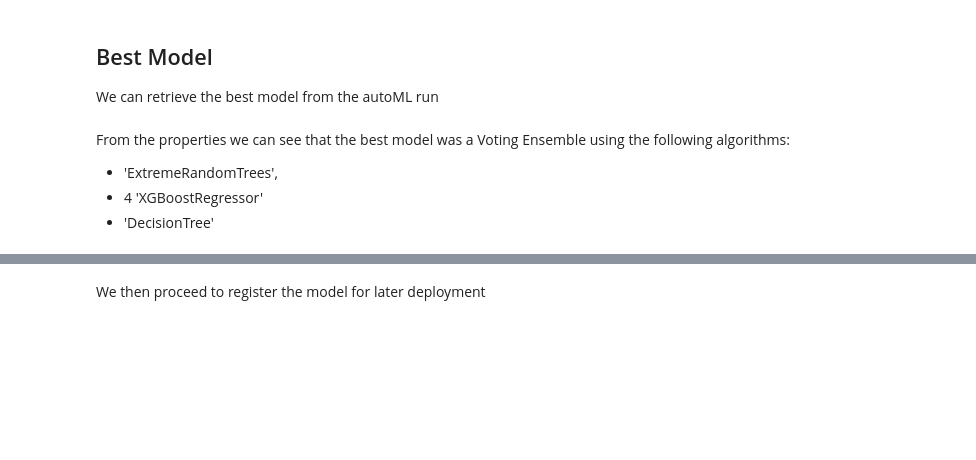
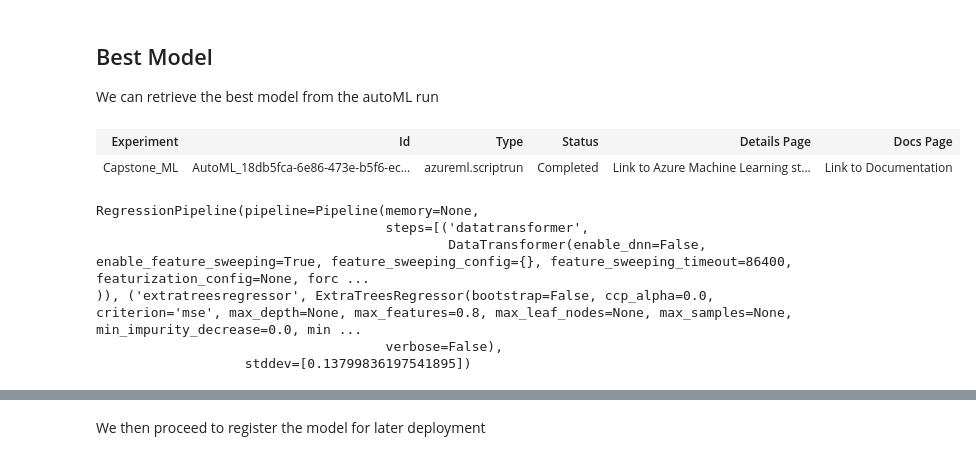
Before and after one commit to RaikohGrass/ML_Azure_Capstone, a Jupyter notebook: automl.ipynb, the cells around one changed output, grey strips where cells are left out. Drawn from its saved outputs; the diff is of its cells as text; code cells hidden in the pictures; blank space fills up the shorter version.

```diff
--- a/automl.ipynb
+++ b/automl.ipynb
@@ -131,12 +131,20 @@ _AutoMLWidget(widget_settings={'childWidgetDisplay': 'popup', 'send_telemetry':
 We can retrieve the best model from the autoML run
 # %%
 best_autoML_run, best_autmoML_model = remote_run.get_output()
-# %% [markdown]
-From the properties we can see that the best model was a Voting Ensemble using the following algorithms:
-
-- 'ExtremeRandomTrees',
--  4 'XGBoostRegressor'
-- 'DecisionTree'
+# %%
+best_autoML_run
+# %% [output]
+| Experiment | Id | Type | Status | Details Page | Docs Page |
+| Capstone_ML | AutoML_18db5fca-6e86-473e-b5f6-ec... | azureml.scriptrun | Completed | Link to Azure Machine Learning st... | Link to Documentation |
+# %%
+best_autmoML_model
+# %% [output]
+RegressionPipeline(pipeline=Pipeline(memory=None,
+                                     steps=[('datatransformer',
+                                             DataTransformer(enable_dnn=False, enable_feature_sweeping=True, feature_sweeping_config={}, feature_sweeping_timeout=86400, featurization_config=None, forc ...
+)), ('extratreesregressor', ExtraTreesRegressor(bootstrap=False, ccp_alpha=0.0, criterion='mse', max_depth=None, max_features=0.8, max_leaf_nodes=None, max_samples=None, min_impurity_decrease=0.0, min ...
+                                     verbose=False),
+                   stddev=[0.13799836197541895])
 # %%
 best_autoML_run.get_metrics()
 # %% [output]
```
Also changed, not shown: parts of 20 cells of this notebook, 3 other files.
